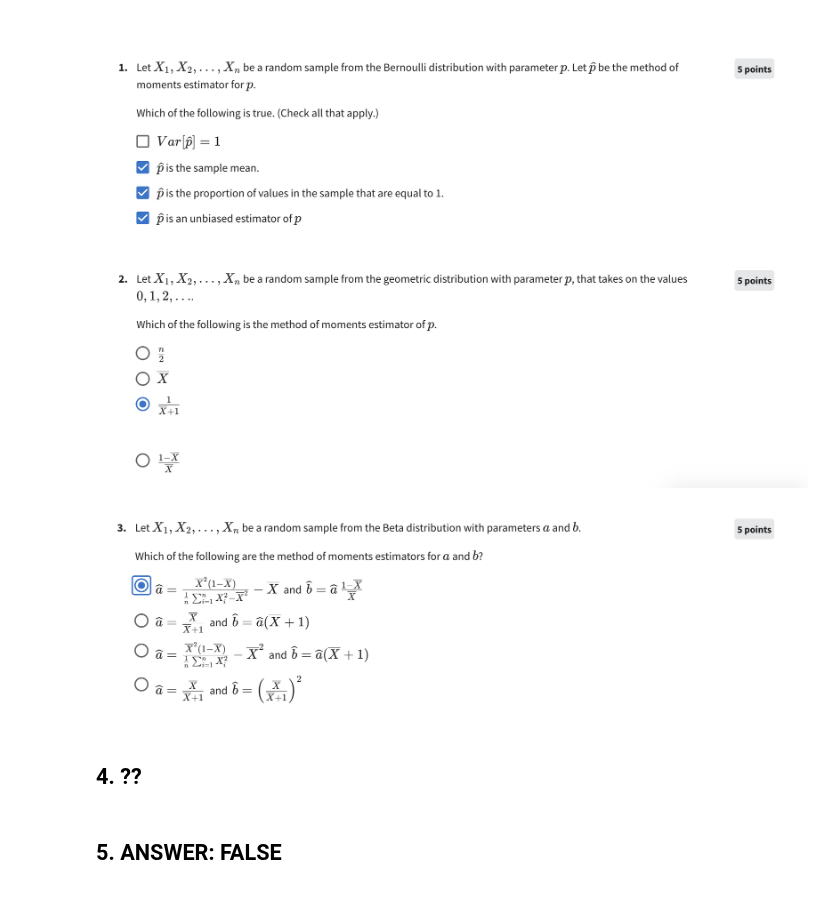
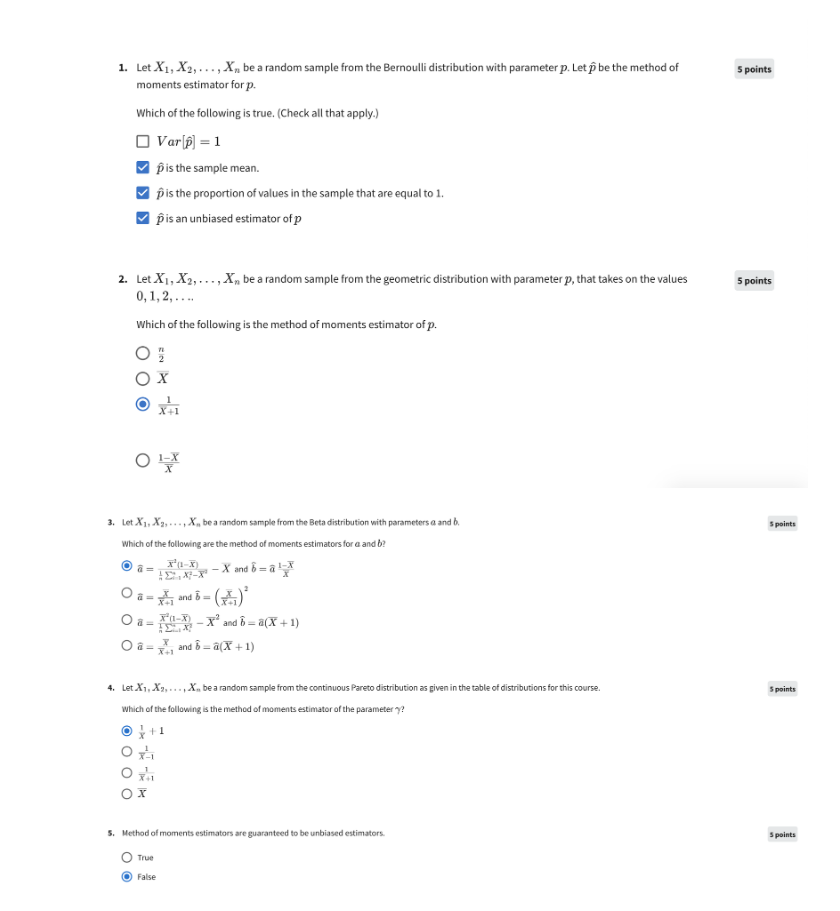
Before and after one commit to RyanJTalbot/MSDS, a Jupyter notebook: Pathway - Specialization/Data Science Foundations - Statistical Inference Specialization /Statistical Inference for Estimation in Data Science /wk1/Method of Moments Estimation Quiz.ipynb, the cells around one changed output. Saved outputs shown, nothing was run; the diff lists cells and outputs as text; code cells hidden in the pictures.

```diff
--- a/Pathway - Specialization/Data Science Foundations - Statistical Inference Specialization /Statistical Inference for Estimation in Data Science /wk1/Method of Moments Estimation Quiz.ipynb
+++ b/Pathway - Specialization/Data Science Foundations - Statistical Inference Specialization /Statistical Inference for Estimation in Data Science /wk1/Method of Moments Estimation Quiz.ipynb
@@ -9,11 +9,7 @@ Image(filename="images/q21.png")
 Image(filename="images/1and2.png")
 # %% [output]
 [figure]
-# %%
-Image(filename="images/num3.png")
-# %% [output]
-[figure, removed]
-# %% [markdown]
-## 4. ??
-# %% [markdown]
-## 5. ANSWER: FALSE
+# %%
+Image(filename="images/mma345.png")
+# %% [output]
+[figure, added]
```
Also changed, not shown: 19 other files.
